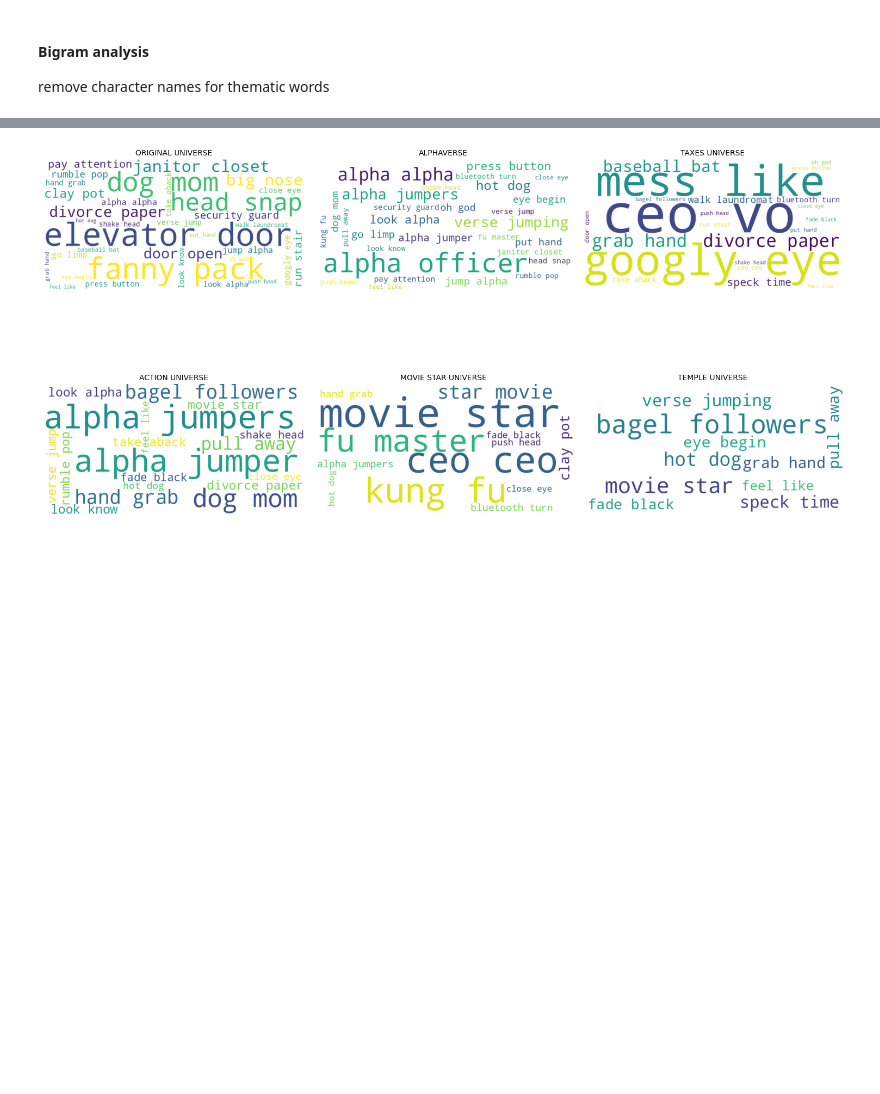
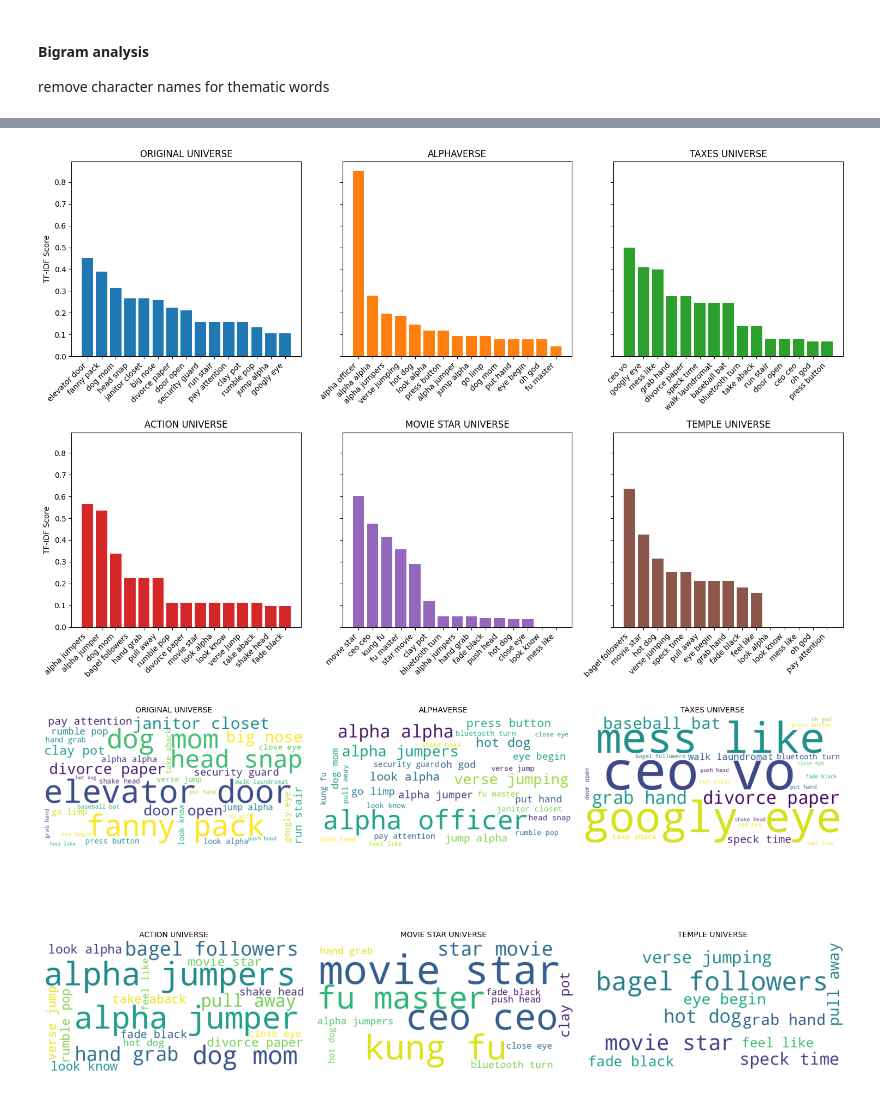
Before and after one commit to Chelsea-hzc/Transforming-Chaos_An-NLP-Approach-to-Multiverse-Narrative, a Jupyter notebook: 202_final.ipynb, the cells around one changed output, grey strips where cells are left out. Saved outputs shown, nothing was run; the diff lists cells and outputs as text; code cells hidden in the pictures; blank space fills up the shorter version.

```diff
--- a/202_final.ipynb
+++ b/202_final.ipynb
@@ -515,3 +500,31 @@ fig.show()
+# %%
+# TF-IDF: bigram - remove character names
+tfidf_df = tfIdf(uni_content,2,1)
+scenes = tfidf_df.index
+
+# Create a figure with subplots
+fig, axes = plt.subplots(rows, cols, figsize=(15, 5 * rows), sharey=True)
+axes = axes.flatten()  # Flatten axes for easier indexing
+
+# Iterate through universes and plot each bar chart
+for i, universe in enumerate(uni_content.index):
+    ax = axes[i]
+    top_terms = tfidf_df.loc[universe].sort_values(ascending=False).head(15)
+    ax.bar(top_terms.index, top_terms.values, color=colors[i % len(colors)])  # Assign color from palette
+    ax.set_title(universe)
+    ax.set_xticks(range(len(top_terms.index)))
+    ax.set_xticklabels(top_terms.index, rotation=45, ha='right')
+    ax.set_ylabel('TF-IDF Score' if i % cols == 0 else '')  # Add y-axis label to the first column only
+
+# Hide unused subplots if any
+for j in range(len(uni_content.index), len(axes)):
+    fig.delaxes(axes[j])
+
+# Adjust layout for better spacing
+plt.tight_layout()
+plt.show()
+# %% [output]
+[figure, added]
 # %%
 wordCloud(uni_content, "normal")
 # %% [output]
```
Also changed, not shown: parts of 5 cells of this notebook.
